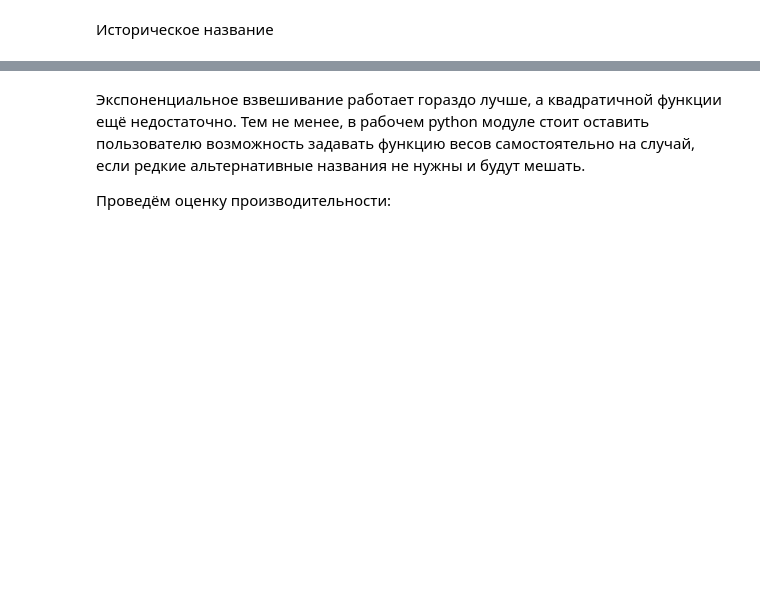
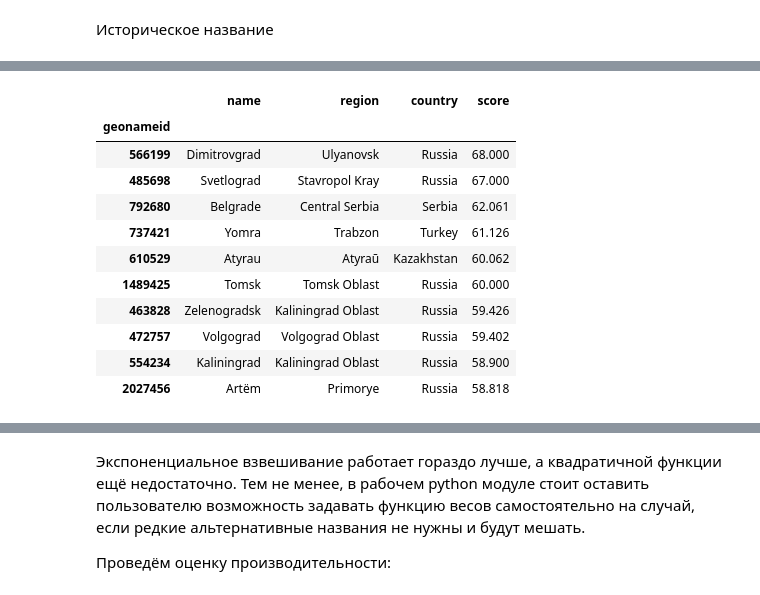
Before and after one commit to NataliaKulikovskaya/Geonames_matching, a Jupyter notebook: geonames.ipynb, the cells around one changed output, grey strips where cells are left out. Saved outputs shown, nothing was run; the diff lists cells and outputs as text; code cells hidden in the pictures; blank space fills up the shorter version.

```diff
--- a/geonames.ipynb
+++ b/geonames.ipynb
@@ -630,3 +601,16 @@ search(query, k, weight_mode=None, asdict=False)
 # %%
-search(query, k, weight_mode='sq', asdict=False) # квадратичное взвешивание
+search_fz(query, k, weight_mode='sq', asdict=False) # квадратичное взвешивание
+# %% [output]
+|  | name | region | country | score |
+| geonameid |  |  |  |  |
+| 566199 | Dimitrovgrad | Ulyanovsk | Russia | 68.000 |
+| 485698 | Svetlograd | Stavropol Kray | Russia | 67.000 |
+| 792680 | Belgrade | Central Serbia | Serbia | 62.061 |
+| 737421 | Yomra | Trabzon | Turkey | 61.126 |
+| 610529 | Atyrau | Atyraū | Kazakhstan | 60.062 |
+| 1489425 | Tomsk | Tomsk Oblast | Russia | 60.000 |
+| 463828 | Zelenogradsk | Kaliningrad Oblast | Russia | 59.426 |
+| 472757 | Volgograd | Volgograd Oblast | Russia | 59.402 |
+| 554234 | Kaliningrad | Kaliningrad Oblast | Russia | 58.900 |
+| 2027456 | Artëm | Primorye | Russia | 58.818 |
 # %%
```
Also changed, not shown: parts of 32 cells of this notebook.
